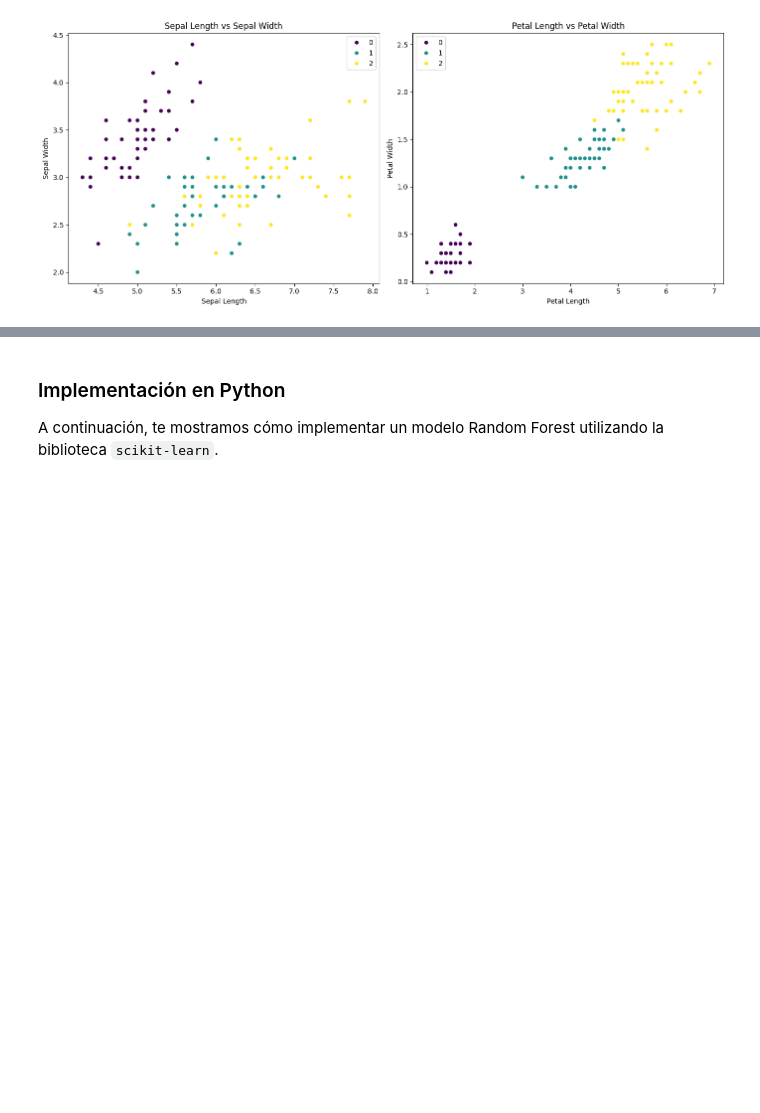
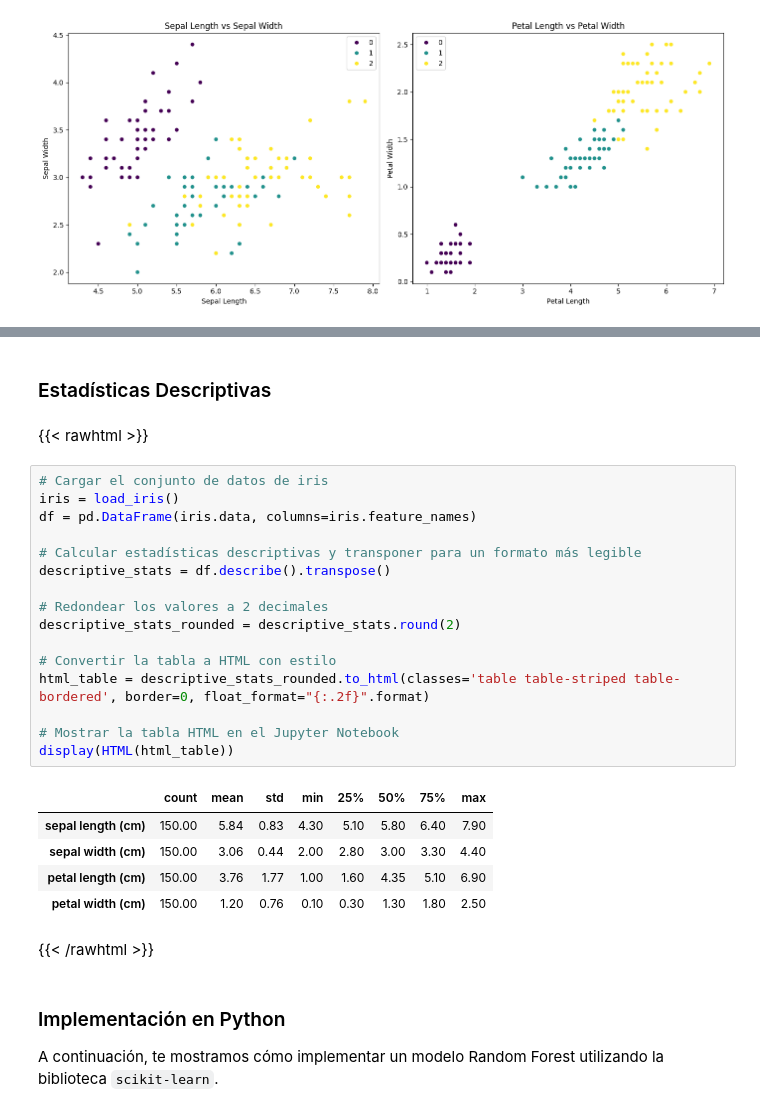
Before and after one commit to htv399/hamiltontaveras.github.io, a Jupyter notebook: random_forest_estimator.ipynb, the cells around one changed output, grey strips where cells are left out. Saved outputs shown, nothing was run; the diff lists cells and outputs as text; blank space fills up the shorter version.

```diff
--- a/random_forest_estimator.ipynb
+++ b/random_forest_estimator.ipynb
@@ -51,3 +85,58 @@ plt.show()
+# %% [markdown]
+### Estadísticas Descriptivas
+# %% [markdown]
+{{< rawhtml >}}
+
+<style>
+  .dataframe {
+    font-size: 12px;
+    width: 80%;
+    margin: auto;
+    border-collapse: collapse;
+  }
+  .dataframe th, .dataframe td {
+    padding: 8px;
+    text-align: center;
+  }
+  .dataframe tr:nth-child(even) {
+    background-color: #333;
+  }
+  .dataframe tr:nth-child(odd) {
+    background-color: #444;
+  }
+  .dataframe th {
+    background-color: #555;
+    color: white;
+    text-align: center;
+  }
+  .dataframe thead th {
+    text-align: center;
+  }
+</style>
+# %%
+# Cargar el conjunto de datos de iris
+iris = load_iris()
+df = pd.DataFrame(iris.data, columns=iris.feature_names)
+
+# Calcular estadísticas descriptivas y transponer para un formato más legible
+descriptive_stats = df.describe().transpose()
+
+# Redondear los valores a 2 decimales
+descriptive_stats_rounded = descriptive_stats.round(2)
+
+# Convertir la tabla a HTML con estilo
+html_table = descriptive_stats_rounded.to_html(classes='table table-striped table-bordered', border=0, float_format="{:.2f}".format)
+
+# Mostrar la tabla HTML en el Jupyter Notebook
+display(HTML(html_table))
+# %% [output]
+|  | count | mean | std | min | 25% | 50% | 75% | max |
+| sepal length (cm) | 150.00 | 5.84 | 0.83 | 4.30 | 5.10 | 5.80 | 6.40 | 7.90 |
+| sepal width (cm) | 150.00 | 3.06 | 0.44 | 2.00 | 2.80 | 3.00 | 3.30 | 4.40 |
+| petal length (cm) | 150.00 | 3.76 | 1.77 | 1.00 | 1.60 | 4.35 | 5.10 | 6.90 |
+| petal width (cm) | 150.00 | 1.20 | 0.76 | 0.10 | 0.30 | 1.30 | 1.80 | 2.50 |
+# %% [markdown]
+{{< /rawhtml >}}
 # %% [markdown]
 ### Implementación en Python
 
```
Also changed, not shown: parts of 5 cells of this notebook, 35 other files.
